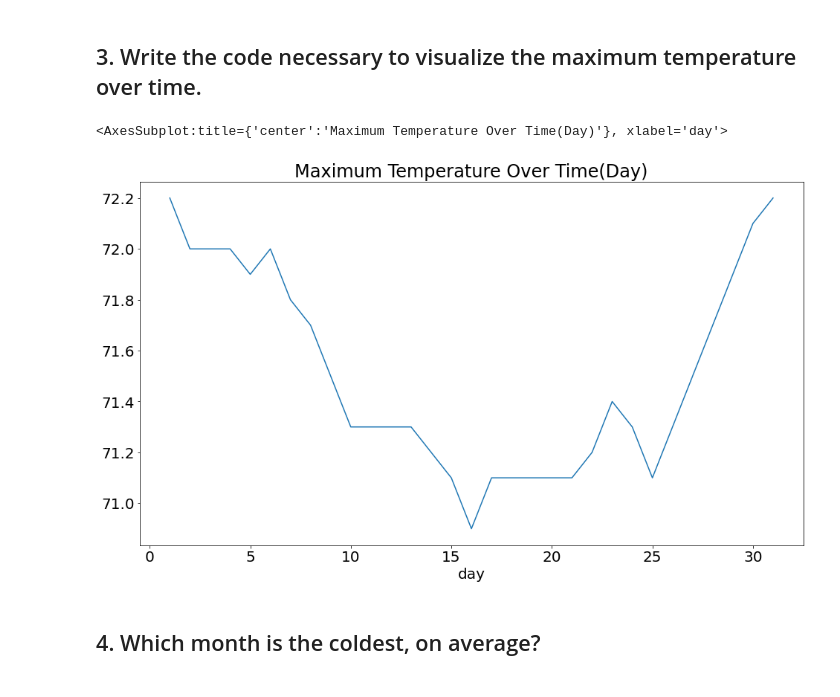
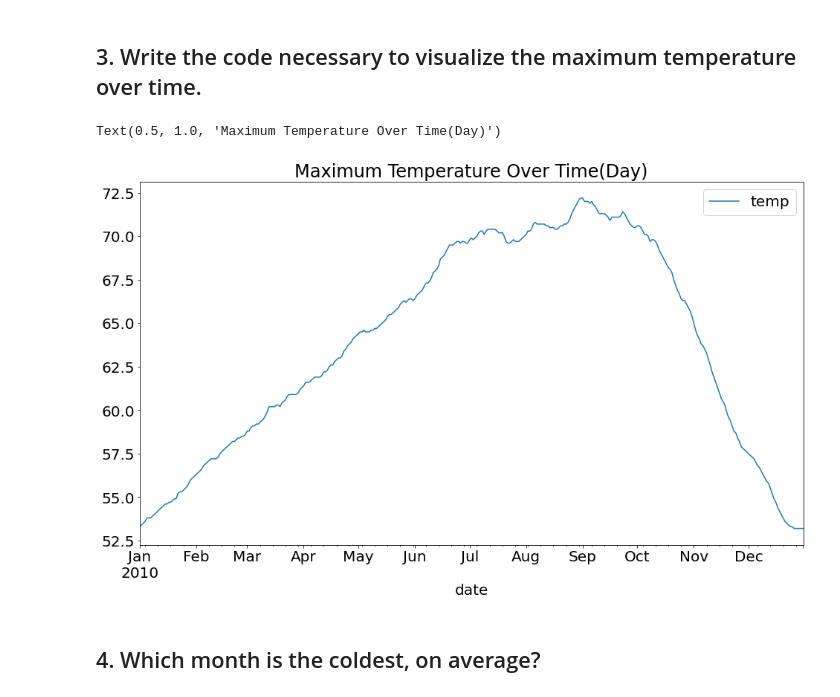
Before and after one commit to m3redithw/time-series-exercises, a Jupyter notebook: time_series_data_exercises.ipynb, the cells around one changed output. Cells and saved outputs as stored; diff of their text form; code cells hidden in the pictures.

```diff
--- a/time_series_data_exercises.ipynb
+++ b/time_series_data_exercises.ipynb
@@ -46,10 +51,12 @@ df.groupby('day').min().temp.plot()
 # %% [markdown]
 ## 3. Write the code necessary to visualize the maximum temperature over time.
-# %%
-plt.title('Maximum Temperature Over Time(Day)')
-df.groupby('day').max().temp.plot()
-# %% [output]
-<AxesSubplot:title={'center':'Maximum Temperature Over Time(Day)'}, xlabel='day'>
-[figure, removed]
+# %%
+# Resample by day, aggregate by max
+daily_max = df.resample('D').max()
+daily_max.plot()
+plt.title('Maximum Temperature Over Time(Day)')
+# %% [output]
+Text(0.5, 1.0, 'Maximum Temperature Over Time(Day)')
+[figure, added]
 # %% [markdown]
 ## 4. Which month is the coldest, on average?
```
Also changed, not shown: parts of 14 cells of this notebook.
